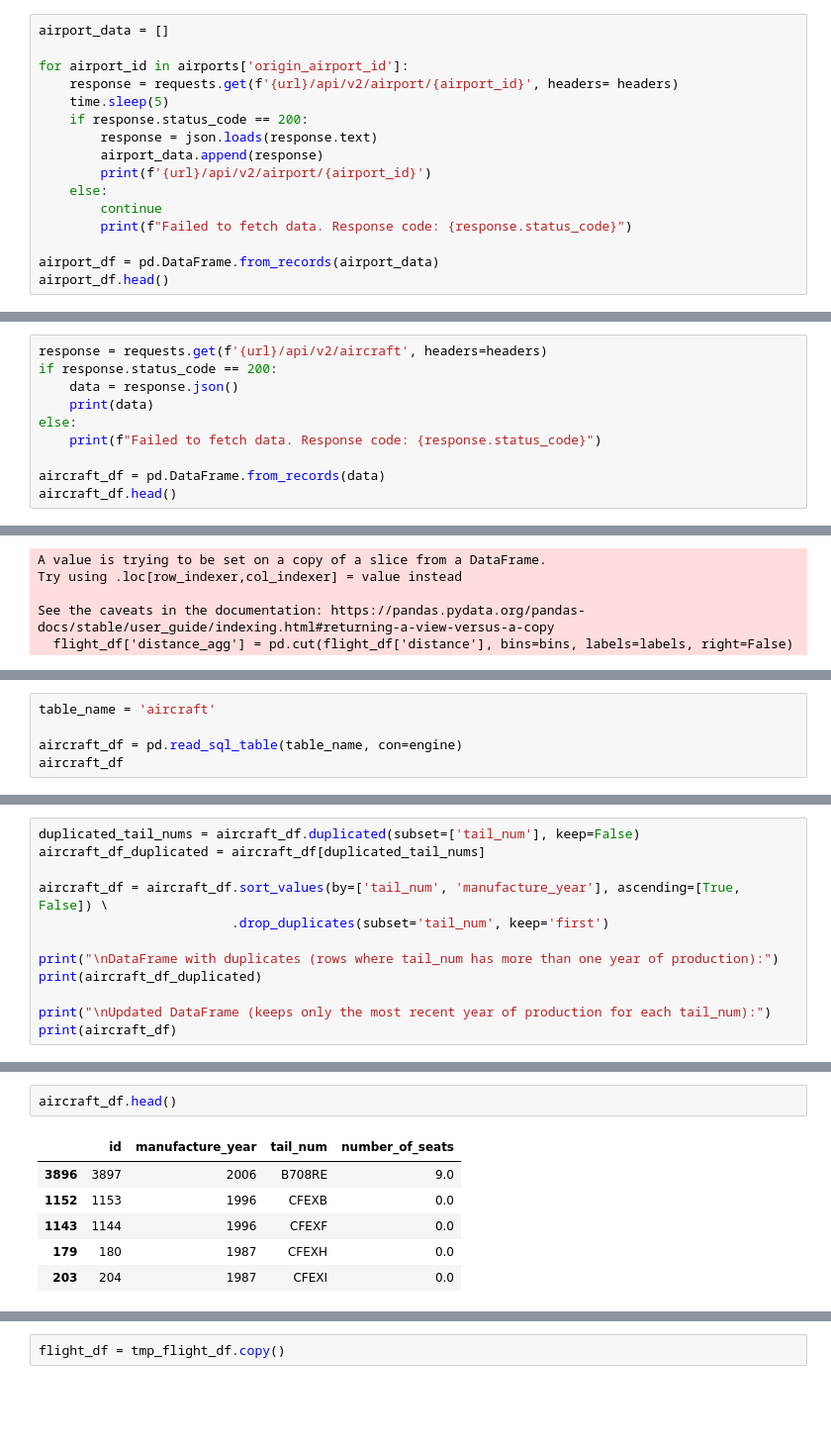
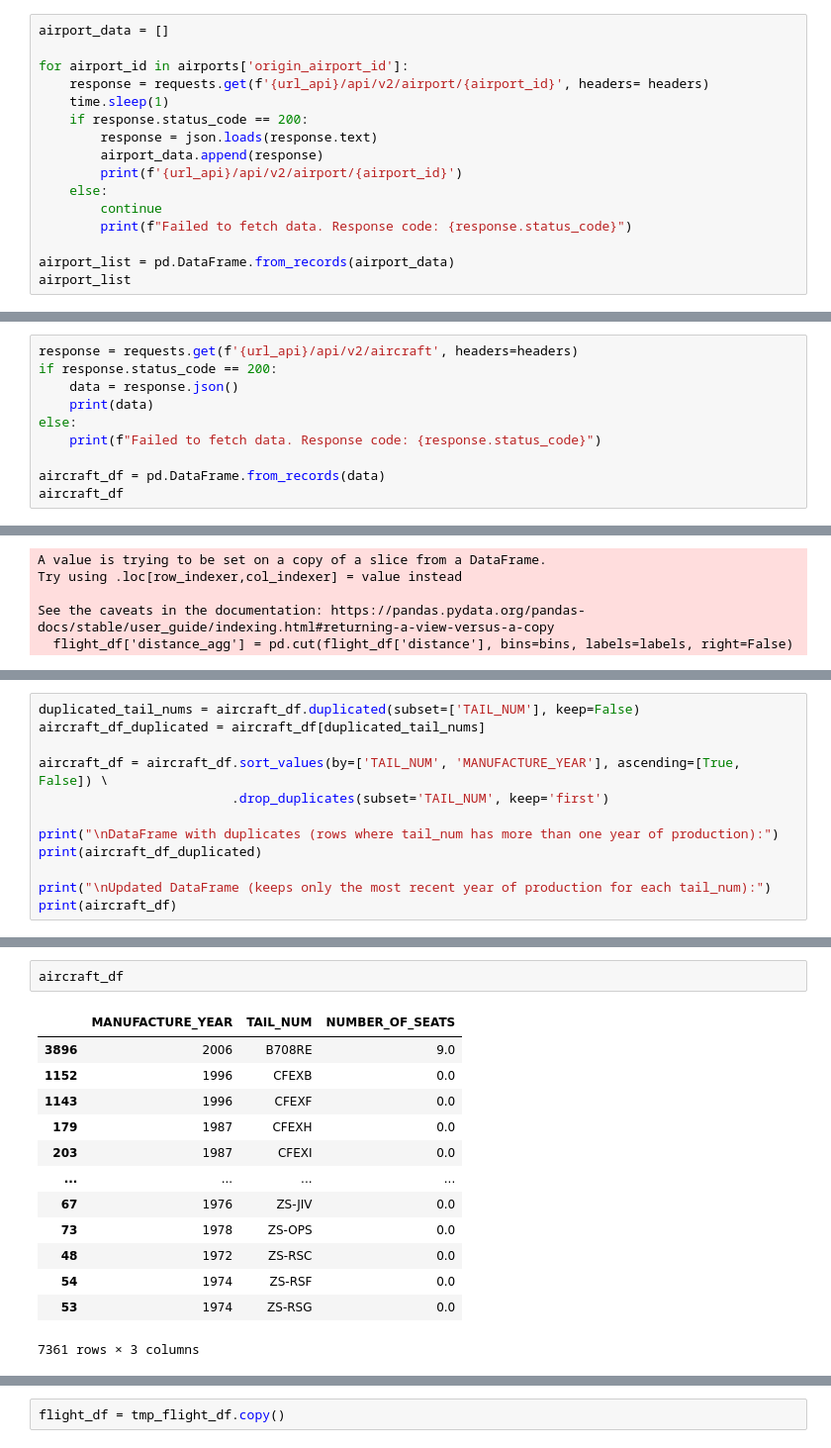
Before and after one commit to magdalena-owczarek/portfolio, a Jupyter notebook: flight_analysis.ipynb, the cells around one changed output, grey strips where cells are left out. Shown at 99% size. Saved outputs shown, nothing was run; the diff lists cells and outputs as text; blank space fills up the shorter version.

```diff
--- a/flight_analysis.ipynb
+++ b/flight_analysis.ipynb
@@ -39,18 +55,18 @@ airports.head()
 airport_data = []
 
 for airport_id in airports['origin_airport_id']:
-    response = requests.get(f'{url}/api/v2/airport/{airport_id}', headers= headers)
-    time.sleep(5)
+    response = requests.get(f'{url_api}/api/v2/airport/{airport_id}', headers= headers)
+    time.sleep(1)
     if response.status_code == 200:
         response = json.loads(response.text)
         airport_data.append(response)
-        print(f'{url}/api/v2/airport/{airport_id}')
+        print(f'{url_api}/api/v2/airport/{airport_id}')
     else:
         continue
         print(f"Failed to fetch data. Response code: {response.status_code}")
 
-airport_df = pd.DataFrame.from_records(airport_data)
-airport_df.head()
+airport_list = pd.DataFrame.from_records(airport_data)
+airport_list
 # %% [output]
 https://api-datalab.coderslab.com/api/v2/airport/11638
 https://api-datalab.coderslab.com/api/v2/airport/13342
@@ -141,7 +207,7 @@ airport_weather_df.to_csv(
     index=False
 )
 # %%
-response = requests.get(f'{url}/api/v2/aircraft', headers=headers)
+response = requests.get(f'{url_api}/api/v2/aircraft', headers=headers)
 if response.status_code == 200:
     data = response.json()
     print(data)
@@ -149,7 +215,7 @@ else:
     print(f"Failed to fetch data. Response code: {response.status_code}")
 
 aircraft_df = pd.DataFrame.from_records(data)
-aircraft_df.head()
+aircraft_df
 # %% [output]
 [{'MANUFACTURE_YEAR': 1944, 'TAIL_NUM': 'N54514', 'NUMBER_OF_SEATS': 0}, {'MANUFACTURE_YEAR': 1945, 'TAIL_NUM': 'N1651M', 'NUMBER_OF_SEATS': 0}, {'MANUFACTURE_YEAR': 1953, 'TAIL_NUM': 'N100CE', 'NUMBE ...
 |  | MANUFACTURE_YEAR | TAIL_NUM | NUMBER_OF_SEATS |
@@ -991,5 +1115,0 @@ plt.show()
-# %%
-table_name = 'aircraft'
-
-aircraft_df = pd.read_sql_table(table_name, con=engine)
-aircraft_df
@@ -1027,9 +1149,9 @@ aircraft_df
 # %%
-duplicated_tail_nums = aircraft_df.duplicated(subset=['tail_num'], keep=False)
+duplicated_tail_nums = aircraft_df.duplicated(subset=['TAIL_NUM'], keep=False)
 aircraft_df_duplicated = aircraft_df[duplicated_tail_nums]
 
-aircraft_df = aircraft_df.sort_values(by=['tail_num', 'manufacture_year'], ascending=[True, False]) \
-                         .drop_duplicates(subset='tail_num', keep='first')
+aircraft_df = aircraft_df.sort_values(by=['TAIL_NUM', 'MANUFACTURE_YEAR'], ascending=[True, False]) \
+                         .drop_duplicates(subset='TAIL_NUM', keep='first')
 
 print("\nDataFrame with duplicates (rows where tail_num has more than one year of production):")
 print(aircraft_df_duplicated)
@@ -1067,9 +1195,16 @@ flight_df.head()
 # %%
-aircraft_df.head()
+aircraft_df
 # %% [output]
-|  | id | manufacture_year | tail_num | number_of_seats |
-| 3896 | 3897 | 2006 | B708RE | 9.0 |
-| 1152 | 1153 | 1996 | CFEXB | 0.0 |
-| 1143 | 1144 | 1996 | CFEXF | 0.0 |
-| 179 | 180 | 1987 | CFEXH | 0.0 |
-| 203 | 204 | 1987 | CFEXI | 0.0 |
+|  | MANUFACTURE_YEAR | TAIL_NUM | NUMBER_OF_SEATS |
+| 3896 | 2006 | B708RE | 9.0 |
+| 1152 | 1996 | CFEXB | 0.0 |
+| 1143 | 1996 | CFEXF | 0.0 |
+| 179 | 1987 | CFEXH | 0.0 |
+| 203 | 1987 | CFEXI | 0.0 |
+| ... | ... | ... | ... |
+| 67 | 1976 | ZS-JIV | 0.0 |
+| 73 | 1978 | ZS-OPS | 0.0 |
+| 48 | 1972 | ZS-RSC | 0.0 |
+| 54 | 1974 | ZS-RSF | 0.0 |
+| 53 | 1974 | ZS-RSG | 0.0 |
+7361 rows × 3 columns
```
Also changed, not shown: parts of 103 cells of this notebook.
